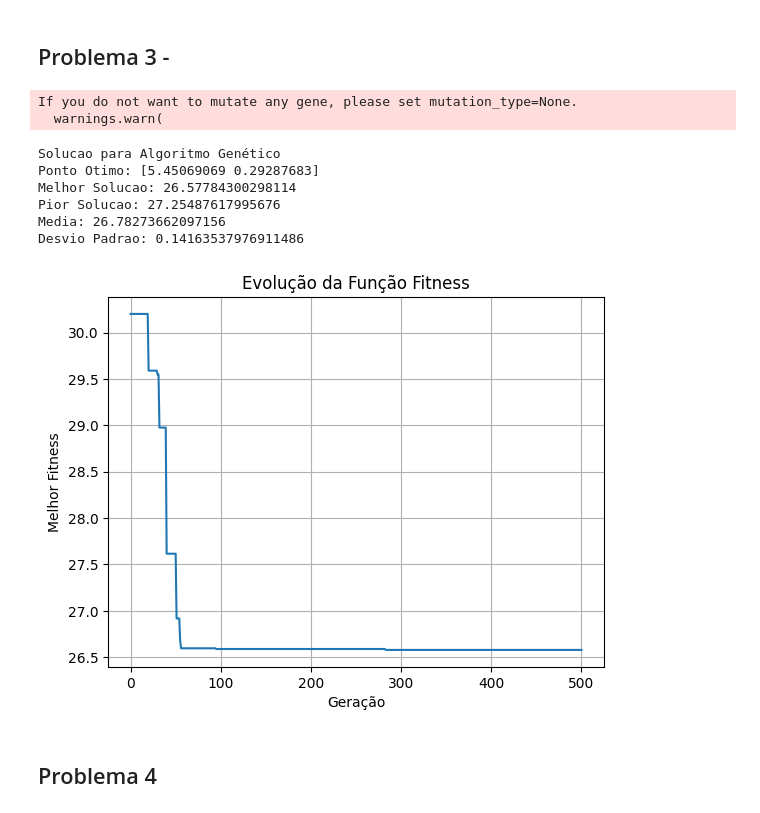
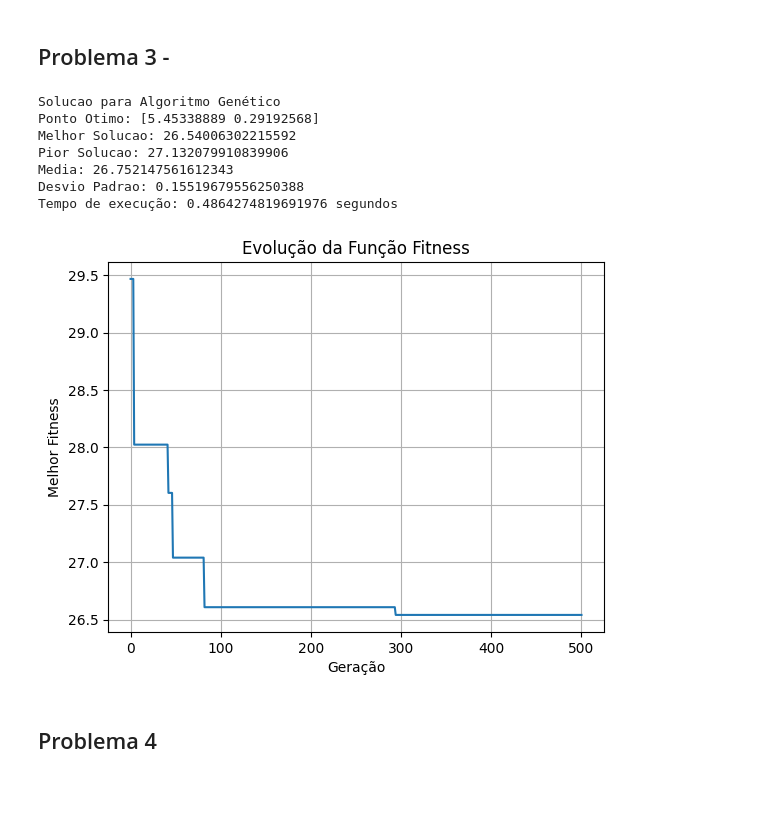
Before and after one commit to Paulo-de-Souza/Codes_Mestrado, a Jupyter notebook: pyGAD_Mestrado.ipynb, the cells around one changed output. Cells and saved outputs as stored; diff of their text form; code cells hidden in the pictures.

```diff
--- a/pyGAD_Mestrado.ipynb
+++ b/pyGAD_Mestrado.ipynb
@@ -228,7 +229,8 @@ sol_per_pop = 30
 num_genes = 2
 gene_space = [{'low': 0.04, 'high': 0.12}, {'low': 0.06, 'high': 0.2}]
 
-for _ in range(50):
+start_time15 = time.time()
+for _ in range(30):
   ga_instance = pygad.GA(num_generations=num_generations,
                         num_parents_mating=num_parents_mating,
                         fitness_func=fitness_function,
@@ -249,6 +251,8 @@ for _ in range(50):
   all_fmin71.append(solution_fitness)
   all_conv_curve71.append(fitness_values)
 
+end_time15 = time.time()
+
 all_fmin71_array = np.array(all_fmin71)   #transforma em vetor
 fmelhor71 = np.max(all_fmin71_array)      #pega o melhor resultado (valores negativos então tem que ser o max)
 indice71 = np.argmax(all_fmin71_array)    #indice do melhor resultado
@@ -266,6 +270,8 @@ print(f"Melhor Solucao: {-1*fmelhor71}")
 print(f"Pior Solucao: {-1*fpior71}")
 print(f"Media: {-1*fmedia71}")
 print(f"Desvio Padrao: {fdesvpad71}")
+print(f"Tempo de execução: {(end_time15-start_time15)/30} segundos")
+
 
 # Plota o gráfico manualmente
 plt.plot(range(501),-1*np.array(fitness_values71), linestyle='-')
@@ -338,7 +345,8 @@ num_genes = 5
 gene_space = [{'low': 0.01, 'high': 100}, {'low': 0.01, 'high': 100},{'low': 0.01, 'high': 100},
  {'low': 0.01, 'high': 100},{'low': 0.01, 'high': 100}]
 
-for _ in range(50):
+start_time25 = time.time()
+for _ in range(30):
   ga_instance = pygad.GA(num_generations=num_generations,
                         num_parents_mating=num_parents_mating,
                         fitness_func=fitness_function,
@@ -359,6 +367,8 @@ for _ in range(50):
   all_fmin72.append(solution_fitness)
   all_conv_curve72.append(fitness_values)
 
+end_time25 = time.time()
+
 all_fmin72_array = np.array(all_fmin72)   #transforma em vetor
 fmelhor72 = np.max(all_fmin72_array)      #pega o melhor resultado (valores negativos então tem que ser o max)
 indice72 = np.argmax(all_fmin72_array)    #indice do melhor resultado
@@ -376,6 +386,7 @@ print(f"Melhor Solucao: {-1*fmelhor72}")
 print(f"Pior Solucao: {-1*fpior72}")
 print(f"Media: {-1*fmedia72}")
 print(f"Desvio Padrao: {fdesvpad72}")
+print(f"Tempo de execução: {(end_time25-start_time25)/30} segundos")
 
 # Plota o gráfico manualmente
 plt.plot(range(501),-1*np.array(fitness_values72), linestyle='-')
@@ -426,8 +436,8 @@ sol_per_pop = 30
 num_genes = 2
 gene_space = [{'low': 2, 'high': 14}, {'low': 0.2, 'high': 0.8}]
 
-
-for _ in range(50):
+start_time35 = time.time()
+for _ in range(30):
   ga_instance = pygad.GA(num_generations=num_generations,
                         num_parents_mating=num_parents_mating,
                         fitness_func=fitness_function,
@@ -447,42 +457,44 @@ for _ in range(50):
   all_best73.append(solution)
   all_fmin73.append(solution_fitness)
   all_conv_curve73.append(fitness_values)
 
+end_time35 = time.time()
+
 all_fmin73_array = np.array(all_fmin73)   #transforma em vetor
 fmelhor73 = np.max(all_fmin73_array)      #pega o melhor resultado (valores negativos então tem que ser o max)
 indice73 = np.argmax(all_fmin73_array)    #indice do melhor resultado
 melhor_solucao73 = all_best73[indice73]   #ponto otimo da melhor solucao
 
 fpior73 = np.min(all_fmin73_array)        #pior resultado
 fmedia73 = np.mean(all_fmin73_array)      #media
 fdesvpad73 = np.std(all_fmin73_array)     #desvio padrao
 fitness_values73 = all_conv_curve73[indice73]  #curva da melhor solucao
 
 
 print("\nSolucao para Algoritmo Genético")
 print(f"Ponto Otimo: {melhor_solucao73}")
 print(f"Melhor Solucao: {-1*fmelhor73}")
 print(f"Pior Solucao: {-1*fpior73}")
 print(f"Media: {-1*fmedia73}")
 print(f"Desvio Padrao: {fdesvpad73}")
+print(f"Tempo de execução: {(end_time35-start_time35)/30} segundos")
 
 # Plota o gráfico manualmente
 plt.plot(range(501),-1*np.array(fitness_values73), linestyle='-')
 plt.xlabel('Geração')
 plt.ylabel('Melhor Fitness')
 plt.title('Evolução da Função Fitness')
 plt.grid()
 plt.show()
 # %% [output]
-If you do not want to mutate any gene, please set mutation_type=None.
-  warnings.warn(
+Solucao para Algoritmo Genético
+Ponto Otimo: [5.45338889 0.29192568]
+Melhor Solucao: 26.54006302215592
+Pior Solucao: 27.132079910839906
+Media: 26.752147561612343
+Desvio Padrao: 0.15519679556250388
+Tempo de execução: 0.4864274819691976 segundos
-Solucao para Algoritmo Genético
-Ponto Otimo: [5.45069069 0.29287683]
-Melhor Solucao: 26.57784300298114
-Pior Solucao: 27.25487617995676
-Media: 26.78273662097156
-Desvio Padrao: 0.14163537976911486
-[figure, old version]
+[figure, new version]
 # %%
 np.savetxt("fitness_values73.txt", -1*np.array(fitness_values73))
 # %% [markdown]
```
Also changed, not shown: parts of 5 cells of this notebook.
